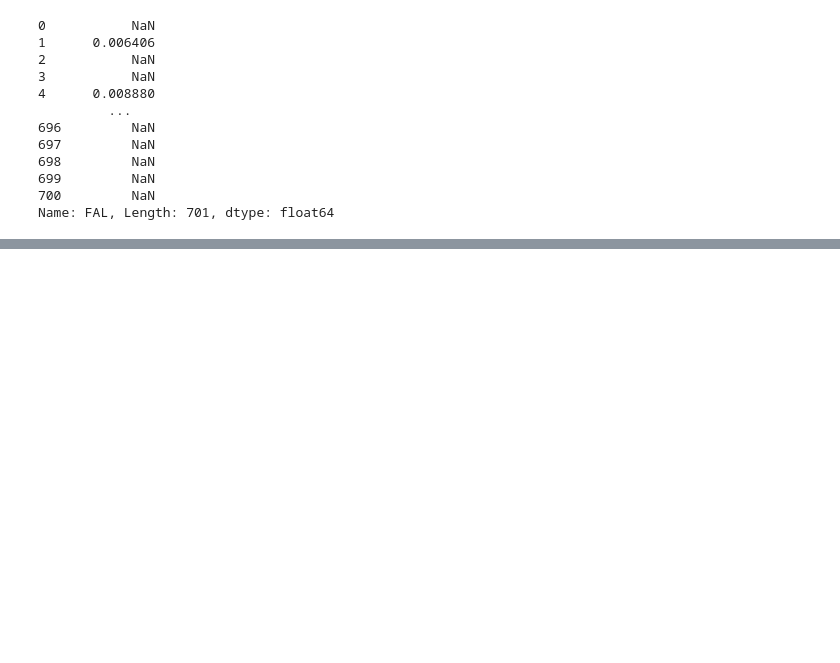
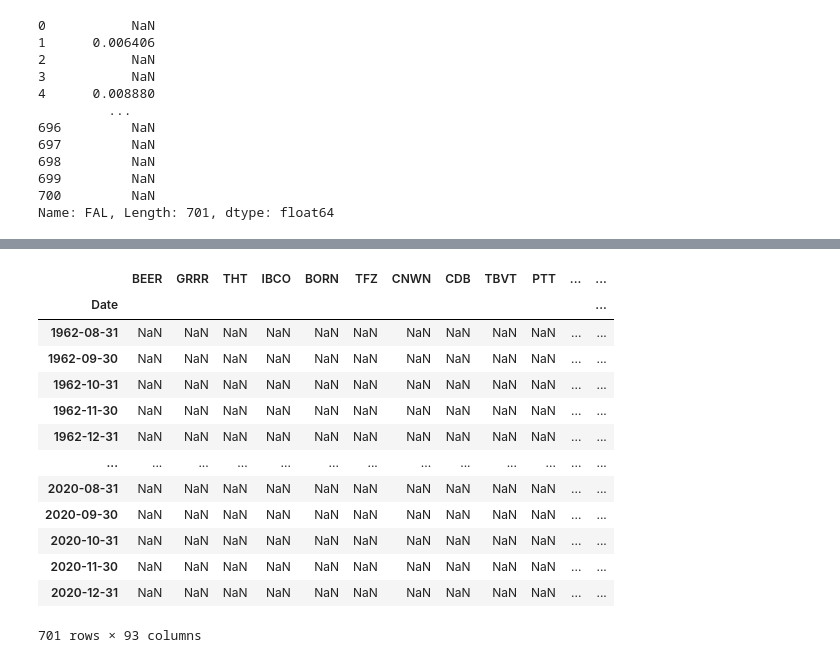
Before and after one commit to statistactics/sin-stocks, a Jupyter notebook: INCLUDING_DIVI_RFR.ipynb, the cells around one changed output, grey strips where cells are left out. Saved outputs shown, nothing was run; the diff lists cells and outputs as text; code cells hidden in the pictures; blank space fills up the shorter version.

```diff
--- a/INCLUDING_DIVI_RFR.ipynb
+++ b/INCLUDING_DIVI_RFR.ipynb
@@ -340,0 +418,2 @@ Name: FAL, Length: 701, dtype: float64
+# %%
+diff_col = [x for x in portfolio_stripped.columns if x not in test_portfolio.columns]
@@ -340,0 +434,2 @@ Name: FAL, Length: 701, dtype: float64
+# %%
+diff_col.remove("Date")
@@ -340,0 +477,18 @@ Name: FAL, Length: 701, dtype: float64
+# %%
+returns_df.index = prices_truncate["Date"]
+returns_df
+# %% [output]
+|  | BEER | GRRR | THT | IBCO | BORN | TFZ | CNWN | CDB | TBVT | PTT | ... | ... |
+| Date |  |  |  |  |  |  |  |  |  |  |  | ... |
+| 1962-08-31 | NaN | NaN | NaN | NaN | NaN | NaN | NaN | NaN | NaN | NaN | ... | ... |
+| 1962-09-30 | NaN | NaN | NaN | NaN | NaN | NaN | NaN | NaN | NaN | NaN | ... | ... |
+| 1962-10-31 | NaN | NaN | NaN | NaN | NaN | NaN | NaN | NaN | NaN | NaN | ... | ... |
+| 1962-11-30 | NaN | NaN | NaN | NaN | NaN | NaN | NaN | NaN | NaN | NaN | ... | ... |
+| 1962-12-31 | NaN | NaN | NaN | NaN | NaN | NaN | NaN | NaN | NaN | NaN | ... | ... |
+| ... | ... | ... | ... | ... | ... | ... | ... | ... | ... | ... | ... | ... |
+| 2020-08-31 | NaN | NaN | NaN | NaN | NaN | NaN | NaN | NaN | NaN | NaN | ... | ... |
+| 2020-09-30 | NaN | NaN | NaN | NaN | NaN | NaN | NaN | NaN | NaN | NaN | ... | ... |
+| 2020-10-31 | NaN | NaN | NaN | NaN | NaN | NaN | NaN | NaN | NaN | NaN | ... | ... |
+| 2020-11-30 | NaN | NaN | NaN | NaN | NaN | NaN | NaN | NaN | NaN | NaN | ... | ... |
+| 2020-12-31 | NaN | NaN | NaN | NaN | NaN | NaN | NaN | NaN | NaN | NaN | ... | ... |
+701 rows × 93 columns
```
Also changed, not shown: parts of 29 cells of this notebook.
